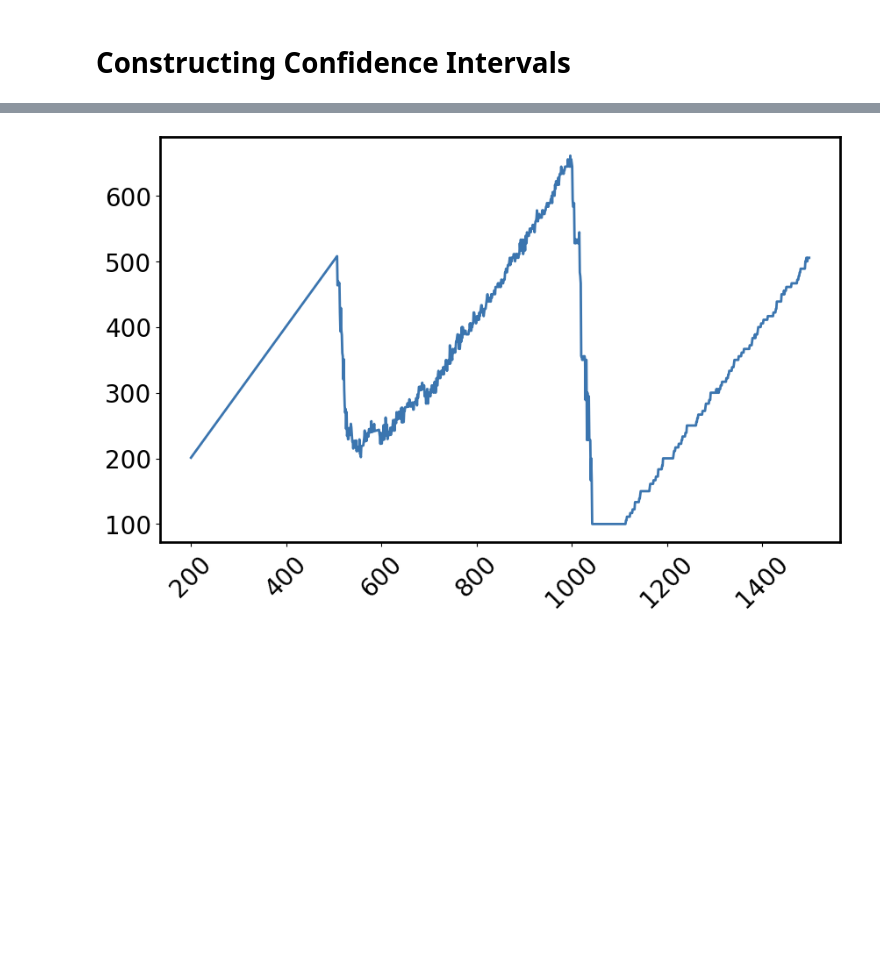
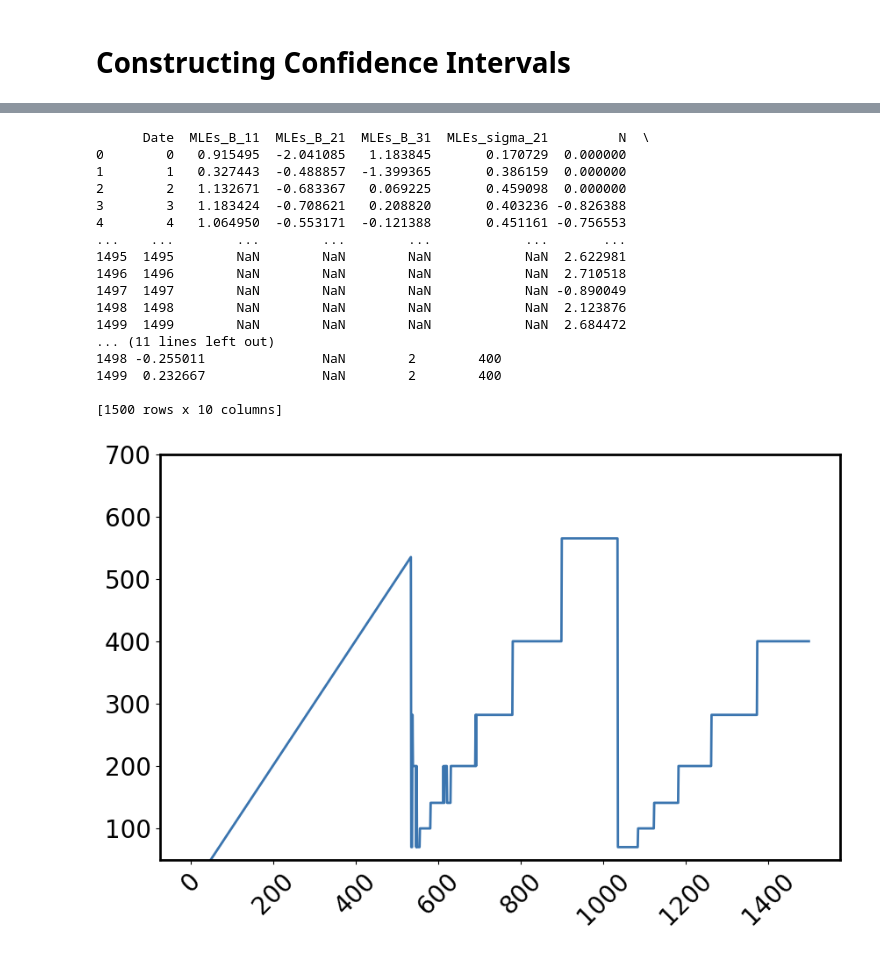
Before and after one commit to QuantLet/LPA_AR, a Jupyter notebook: LPA_AR.ipynb, the cells around one changed output, grey strips where cells are left out. Cells and saved outputs as stored; diff of their text form; code cells hidden in the pictures; blank space fills up the shorter version.

Commit message:
feat: add geometric

```diff
--- a/LPA_AR.ipynb
+++ b/LPA_AR.ipynb
@@ -400,7 +449,7 @@ NameError: name 'n_total' is not defined
 <h1>Combining the files</h1>
 # %%
 n_0 = 50
-repeat_sim = 10
+repeat_sim = 1
 coeffs_name = "initial"
 n_total = 1500
 dataset_number = "1"
@@ -410,7 +459,7 @@ filename_extra = f"_{dataset_number}_AR3_{lengths_name}_{coeffs_name}_data.csv"
 # Getting names of all csv files
 all_filenames=[]
 for i in range(1,repeat_sim+1):
-    filename = f"Arithmetic/{n_0}/" + str(i)+ filename_extra
+    filename = f"Geometric/{n_0}/" + str(i)+ filename_extra
     all_filenames.append(filename)
 # Making a dataframe by concatinating name
 df = pd.concat([pd.read_csv(f) for f in all_filenames ],axis=1)
@@ -419,11 +468,11 @@ df = pd.concat([pd.read_csv(f) for f in all_filenames ],axis=1)
 df = df.loc[:,~df.columns.duplicated()]
 # Sorting the dataframe aphabatically
 df = df.reindex(sorted(df.columns), axis=1)
-df.to_csv(f'Arithmetic/{n_0}/combined_data.csv', index=False)
+df.to_csv(f'Geometric/{n_0}/combined_data.csv', index=False)
 # %% [markdown]
 <h1>Constructing Confidence Intervals</h1>
 # %%
-filename = f'Arithmetic/{n_0}/combined_data.csv'
+filename = f'Geometric/{n_0}/combined_data.csv'
 df= pd.read_csv(filename)
 dates = df.Date
 # %%
@@ -442,7 +491,7 @@ for beta in range(3):
     plt.tick_params(axis="x", labelsize=20, labelrotation = 45)
     plt.tick_params(axis="y", labelsize=20)
     plt.ylim(-2, 2)
-    filename = f"Arithmetic/{n_0}/B_{beta+1}_MLEs_confidence.png"
+    filename = f"Geometric/{n_0}/B_{beta+1}_MLEs_confidence.png"
     plt.savefig(filename, transparent = True, bbox_inches="tight")
     plt.show()
 # %% [output]
@@ -452,22 +501,40 @@ for beta in range(3):
 # %%
 # Fetching windows data from dataframe
-A= df.iloc[:,-repeat_sim:-repeat_sim+9]
-
+# A= df.iloc[:,-repeat_sim:-repeat_sim]
+print(df)
 #Getting CIs
-CI = norm_CI(A)
-mu = CI[0]
-lower = CI[1]
-upper = CI[2]
+# CI = norm_CI(A)
+# mu = CI[0]
+# lower = CI[1]
+# upper = CI[2]
 #CI plot
-plt.plot(dates, np.concatenate((np.repeat(np.nan, 200), mu[200:])), color='#3B75AF')
+plt.plot(dates, df["windows_1"], color='#3B75AF')
 # plt.plot(dates,upper, color='b', linestyle = '--', alpha=.30)
 # plt.plot(dates,lower, color='b', linestyle = '--', alpha=.30)
 plt.tick_params(axis="x", labelsize=20, labelrotation = 45)
 plt.tick_params(axis="y", labelsize=20)
-plt.savefig(f"Arithmetic/{n_0}/window_size.png", transparent = True,  bbox_inches="tight")
+plt.ylim(n_0, 700)
+plt.savefig(f"Geometric/{n_0}/window_size.png", transparent = True,  bbox_inches="tight")
 
-mu.to_csv(f"Arithmetic/{n_0}/window_size.csv", header=['window'])
+mu.to_csv(f"Geometric/{n_0}/window_size.csv", header=['window'])
 # %% [output]
+      Date  MLEs_B_11  MLEs_B_21  MLEs_B_31  MLEs_sigma_21         N  \
+0        0   0.915495  -2.041085   1.183845       0.170729  0.000000
+1        1   0.327443  -0.488857  -1.399365       0.386159  0.000000
+2        2   1.132671  -0.683367   0.069225       0.459098  0.000000
+3        3   1.183424  -0.708621   0.208820       0.403236 -0.826388
+4        4   1.064950  -0.553171  -0.121388       0.451161 -0.756553
+...    ...        ...        ...        ...            ...       ...
+1495  1495        NaN        NaN        NaN            NaN  2.622981
+1496  1496        NaN        NaN        NaN            NaN  2.710518
+1497  1497        NaN        NaN        NaN            NaN -0.890049
+1498  1498        NaN        NaN        NaN            NaN  2.123876
+1499  1499        NaN        NaN        NaN            NaN  2.684472
+... (11 lines left out)
+1498 -0.255011               NaN        2        400
+1499  0.232667               NaN        2        400
+
+[1500 rows x 10 columns]
-[figure, old version]
+[figure, new version]
 # %%
 #Making a new column of MLEs in data
```
Also changed, not shown: parts of 6 cells of this notebook, 37 other files.
